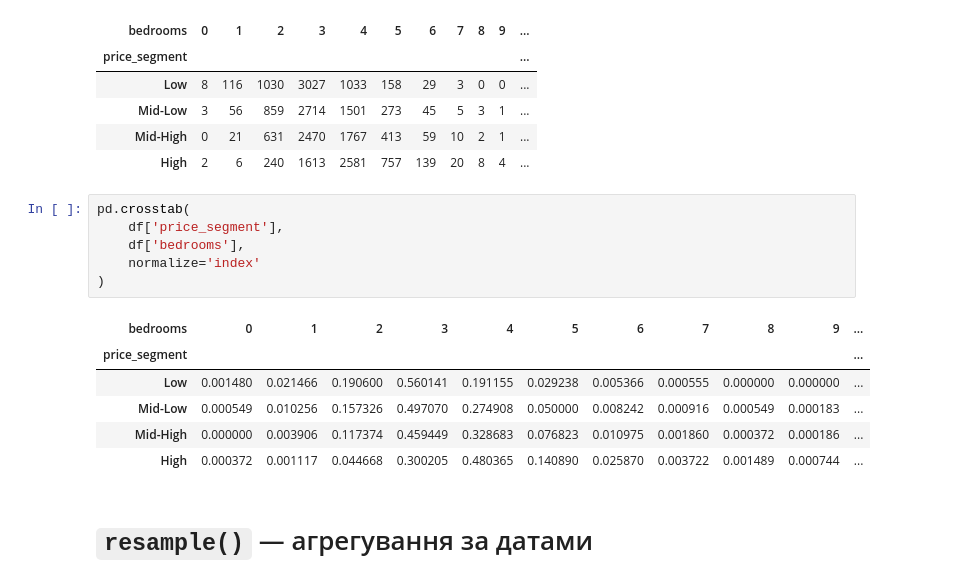
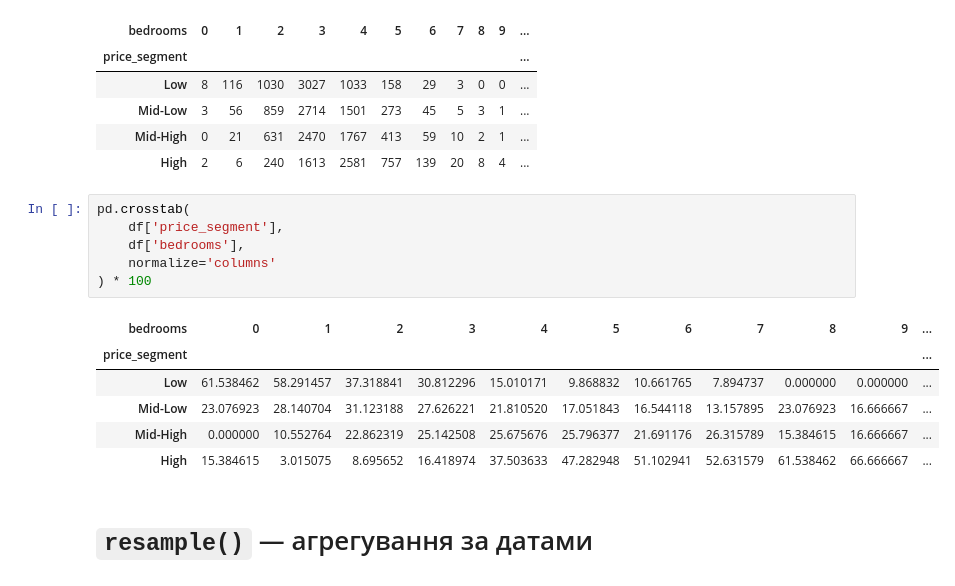
Before and after one commit to cpython-projects/python_da_06_11_25, a Jupyter notebook: lesson_20.ipynb, the cells around one changed output. Saved outputs shown, nothing was run; the diff lists cells and outputs as text.

```diff
--- a/lesson_20.ipynb
+++ b/lesson_20.ipynb
@@ -455,16 +483,16 @@ pd.crosstab(
 # %%
 pd.crosstab(
     df['price_segment'],
     df['bedrooms'],
-    normalize='index'
-)
+    normalize='columns'
+) * 100
 # %% [output]
 | bedrooms | 0 | 1 | 2 | 3 | 4 | 5 | 6 | 7 | 8 | 9 | ... |
 | price_segment |  |  |  |  |  |  |  |  |  |  | ... |
-| Low | 0.001480 | 0.021466 | 0.190600 | 0.560141 | 0.191155 | 0.029238 | 0.005366 | 0.000555 | 0.000000 | 0.000000 | ... |
-| Mid-Low | 0.000549 | 0.010256 | 0.157326 | 0.497070 | 0.274908 | 0.050000 | 0.008242 | 0.000916 | 0.000549 | 0.000183 | ... |
-| Mid-High | 0.000000 | 0.003906 | 0.117374 | 0.459449 | 0.328683 | 0.076823 | 0.010975 | 0.001860 | 0.000372 | 0.000186 | ... |
-| High | 0.000372 | 0.001117 | 0.044668 | 0.300205 | 0.480365 | 0.140890 | 0.025870 | 0.003722 | 0.001489 | 0.000744 | ... |
+| Low | 61.538462 | 58.291457 | 37.318841 | 30.812296 | 15.010171 | 9.868832 | 10.661765 | 7.894737 | 0.000000 | 0.000000 | ... |
+| Mid-Low | 23.076923 | 28.140704 | 31.123188 | 27.626221 | 21.810520 | 17.051843 | 16.544118 | 13.157895 | 23.076923 | 16.666667 | ... |
+| Mid-High | 0.000000 | 10.552764 | 22.862319 | 25.142508 | 25.675676 | 25.796377 | 21.691176 | 26.315789 | 15.384615 | 16.666667 | ... |
+| High | 15.384615 | 3.015075 | 8.695652 | 16.418974 | 37.503633 | 47.282948 | 51.102941 | 52.631579 | 61.538462 | 66.666667 | ... |
 # %% [markdown]
 # `resample()` — агрегування за датами
 # %% [markdown]
```
Also changed, not shown: parts of 14 cells of this notebook.
